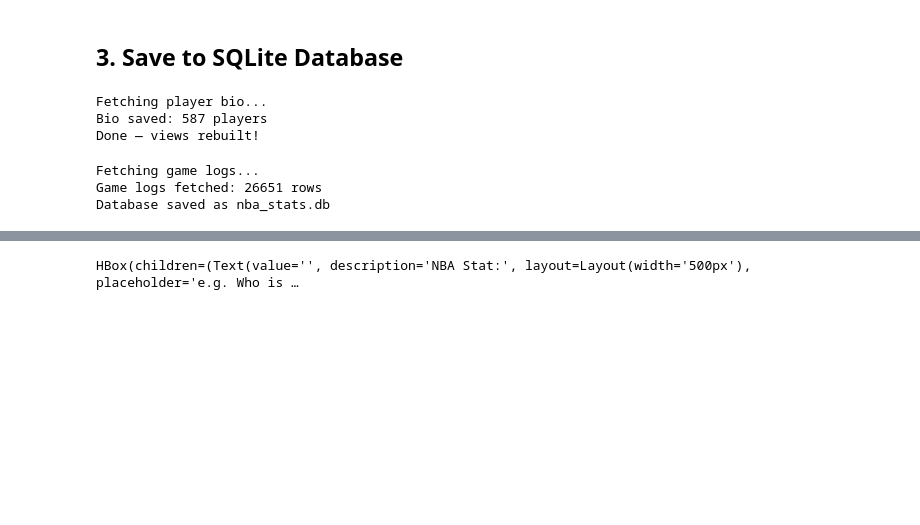
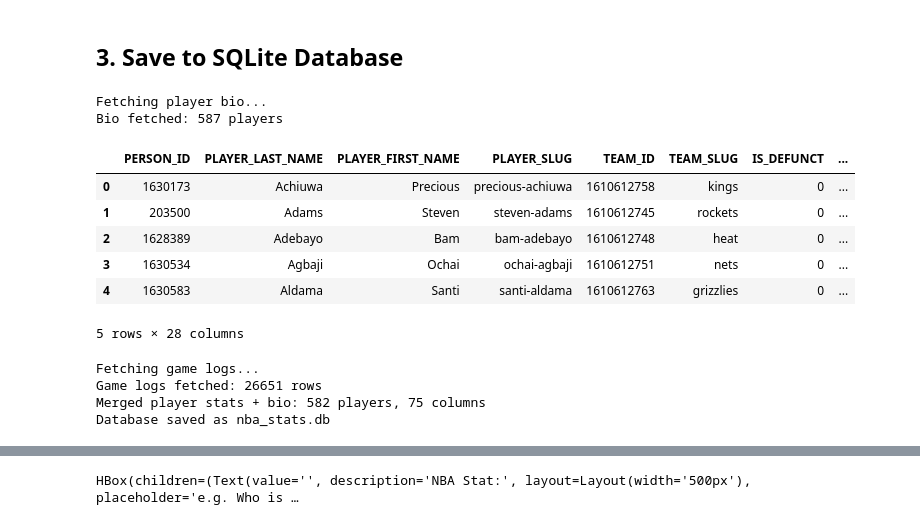
Before and after one commit to npersily3/NBA_Stat_Generator, a Jupyter notebook: nba_stats.ipynb, the cells around one changed output, grey strips where cells are left out. Cells and saved outputs as stored; diff of their text form; code cells hidden in the pictures; blank space fills up the shorter version.

```diff
--- a/nba_stats.ipynb
+++ b/nba_stats.ipynb
@@ -55,69 +55,36 @@ Teams fetched: 30
 # %%
 from nba_api.stats.endpoints import playerindex
 import time
 
-# --- Fetch missing player bio ---
+# --- Fetch player bio ---
 print('Fetching player bio...')
 time.sleep(1)
 bio_raw = playerindex.PlayerIndex(season='2025-26')
 df_bio = pd.DataFrame(bio_raw.get_data_frames()[0])
 
 def height_to_inches(h):
     try:
         ft, inch = str(h).split('-')
         return int(ft) * 12 + int(inch)
     except:
         return None
 
 df_bio['PLAYER_NAME'] = df_bio['PLAYER_FIRST_NAME'] + ' ' + df_bio['PLAYER_LAST_NAME']
 df_bio['HEIGHT_INCHES'] = df_bio['HEIGHT'].apply(height_to_inches)
 df_bio['WEIGHT'] = pd.to_numeric(df_bio['WEIGHT'], errors='coerce')
-
-conn = sqlite3.connect('nba_stats.db')
-df_bio.to_sql('player_bio', conn, if_exists='replace', index=False)
-print(f'Bio saved: {len(df_bio)} players')
-
-# --- Rebuild views with correct join column (TEAM_ID) ---
-views = {
-    'players_with_team': """
-        SELECT p.PLAYER_NAME, p.TEAM_ABBREVIATION, p.GP,
-               p.PTS, p.REB, p.AST, p.STL, p.BLK, p.FG_PCT, p.FG3_PCT, p.FT_PCT,
-               t.W, t.L, t.W_PCT AS TEAM_WIN_PCT
-        FROM player_stats p
-        JOIN team_stats t ON p.TEAM_ID = t.TEAM_ID
-    """,
-    'games_enriched': """
-        SELECT g.PLAYER_NAME, g.TEAM_ABBREVIATION, g.GAME_DATE, g.MATCHUP,
-               g.HOME_AWAY, g.WL, g.PTS, g.REB, g.AST, g.STL, g.BLK,
-               g.TOV, g.FG_PCT, g.FG3_PCT, g.FT_PCT, g.MIN,
-               p.PTS AS SEASON_AVG_PTS, p.REB AS SEASON_AVG_REB,
-               t.W_PCT AS TEAM_WIN_PCT
-        FROM game_logs g
-        LEFT JOIN player_stats p ON g.PLAYER_NAME = p.PLAYER_NAME
-        LEFT JOIN team_stats t   ON g.TEAM_ID = t.TEAM_ID
-    """,
-    'players_full': """
-        SELECT p.*, b.HEIGHT, b.HEIGHT_INCHES, b.WEIGHT,
-               b.COUNTRY, b.COLLEGE, b.DRAFT_YEAR, b.DRAFT_NUMBER
-        FROM player_stats p
-        LEFT JOIN player_bio b ON p.PLAYER_NAME = b.PLAYER_NAME
-    """
-}
-
-for name, sql in views.items():
-    conn.execute(f'DROP VIEW IF EXISTS {name}')
-    conn.execute(f'CREATE VIEW {name} AS {sql}')
-
-conn.commit()
-conn.close()
-print('Done — views rebuilt!')
+print(f'Bio fetched: {len(df_bio)} players')
+df_bio.head()
 # %% [output]
 Fetching player bio...
-Bio saved: 587 players
-Done — views rebuilt!
+Bio fetched: 587 players
+|  | PERSON_ID | PLAYER_LAST_NAME | PLAYER_FIRST_NAME | PLAYER_SLUG | TEAM_ID | TEAM_SLUG | IS_DEFUNCT | ... |
+| 0 | 1630173 | Achiuwa | Precious | precious-achiuwa | 1610612758 | kings | 0 | ... |
+| 1 | 203500 | Adams | Steven | steven-adams | 1610612745 | rockets | 0 | ... |
+| 2 | 1628389 | Adebayo | Bam | bam-adebayo | 1610612748 | heat | 0 | ... |
+| 3 | 1630534 | Agbaji | Ochai | ochai-agbaji | 1610612751 | nets | 0 | ... |
+| 4 | 1630583 | Aldama | Santi | santi-aldama | 1610612763 | grizzlies | 0 | ... |
+5 rows × 28 columns
 # %%
-
-
 # --- Fetch game logs ---
 print('Fetching game logs...')
 time.sleep(1)
@@ -126,31 +93,43 @@ df_games = pd.DataFrame(raw.get_data_frames()[0])
 df_games['HOME_AWAY'] = df_games['MATCHUP'].apply(lambda x: 'Home' if 'vs.' in x else 'Away')
 print(f'Game logs fetched: {len(df_games)} rows')
 
+# --- Merge player bio into player stats (single unified table) ---
+bio_cols = [c for c in ['PLAYER_NAME', 'HEIGHT', 'HEIGHT_INCHES', 'WEIGHT',
+                         'COUNTRY', 'COLLEGE', 'DRAFT_YEAR', 'DRAFT_NUMBER', 'POSITION']
+            if c in df_bio.columns]
+df_players_merged = df_players.merge(df_bio[bio_cols], on='PLAYER_NAME', how='left')
+print(f'Merged player stats + bio: {len(df_players_merged)} players, {len(df_players_merged.columns)} columns')
+
 # --- Save to DB ---
 conn = sqlite3.connect('nba_stats.db')
 
-df_players.to_sql('player_stats', conn, if_exists='replace', index=False)
-df_teams.to_sql('team_stats',     conn, if_exists='replace', index=False)
-df_games.to_sql('game_logs',      conn, if_exists='replace', index=False)
+df_players_merged.to_sql('player_stats', conn, if_exists='replace', index=False)
+df_teams.to_sql('team_stats',            conn, if_exists='replace', index=False)
+df_games.to_sql('game_logs',             conn, if_exists='replace', index=False)
+
+# Remove stale separate bio table if it exists from old runs
+conn.execute('DROP TABLE IF EXISTS player_bio')
 
 # --- Views ---
 views = {
     'players_with_team': """
         SELECT p.PLAYER_NAME, p.TEAM_ABBREVIATION, p.GP,
                p.PTS, p.REB, p.AST, p.STL, p.BLK, p.FG_PCT, p.FG3_PCT, p.FT_PCT,
+               p.HEIGHT, p.HEIGHT_INCHES, p.WEIGHT, p.POSITION, p.COUNTRY, p.COLLEGE,
                t.W, t.L, t.W_PCT AS TEAM_WIN_PCT
         FROM player_stats p
-        JOIN team_stats t ON p.TEAM_ABBREVIATION = t.TEAM_ABBREVIATION
+        JOIN team_stats t ON p.TEAM_ID = t.TEAM_ID
     """,
     'games_enriched': """
         SELECT g.PLAYER_NAME, g.TEAM_ABBREVIATION, g.GAME_DATE, g.MATCHUP,
                g.HOME_AWAY, g.WL, g.PTS, g.REB, g.AST, g.STL, g.BLK,
                g.TOV, g.FG_PCT, g.FG3_PCT, g.FT_PCT, g.MIN,
                p.PTS AS SEASON_AVG_PTS, p.REB AS SEASON_AVG_REB,
+               p.HEIGHT_INCHES, p.WEIGHT, p.POSITION,
                t.W_PCT AS TEAM_WIN_PCT
         FROM game_logs g
         LEFT JOIN player_stats p ON g.PLAYER_NAME = p.PLAYER_NAME
-        LEFT JOIN team_stats t   ON g.TEAM_ABBREVIATION = t.TEAM_ABBREVIATION
+        LEFT JOIN team_stats t   ON g.TEAM_ID = t.TEAM_ID
     """
 }
 
@@ -158,10 +137,13 @@ for name, sql in views.items():
     conn.execute(f'DROP VIEW IF EXISTS {name}')
     conn.execute(f'CREATE VIEW {name} AS {sql}')
 
+conn.execute('DROP VIEW IF EXISTS players_full')  # no longer needed; bio is now in player_stats
+
 conn.commit()
 conn.close()
 print('Database saved as nba_stats.db')
 # %% [output]
 Fetching game logs...
 Game logs fetched: 26651 rows
+Merged player stats + bio: 582 players, 75 columns
 Database saved as nba_stats.db
```
Also changed, not shown: parts of 12 cells of this notebook, 1 other file.
